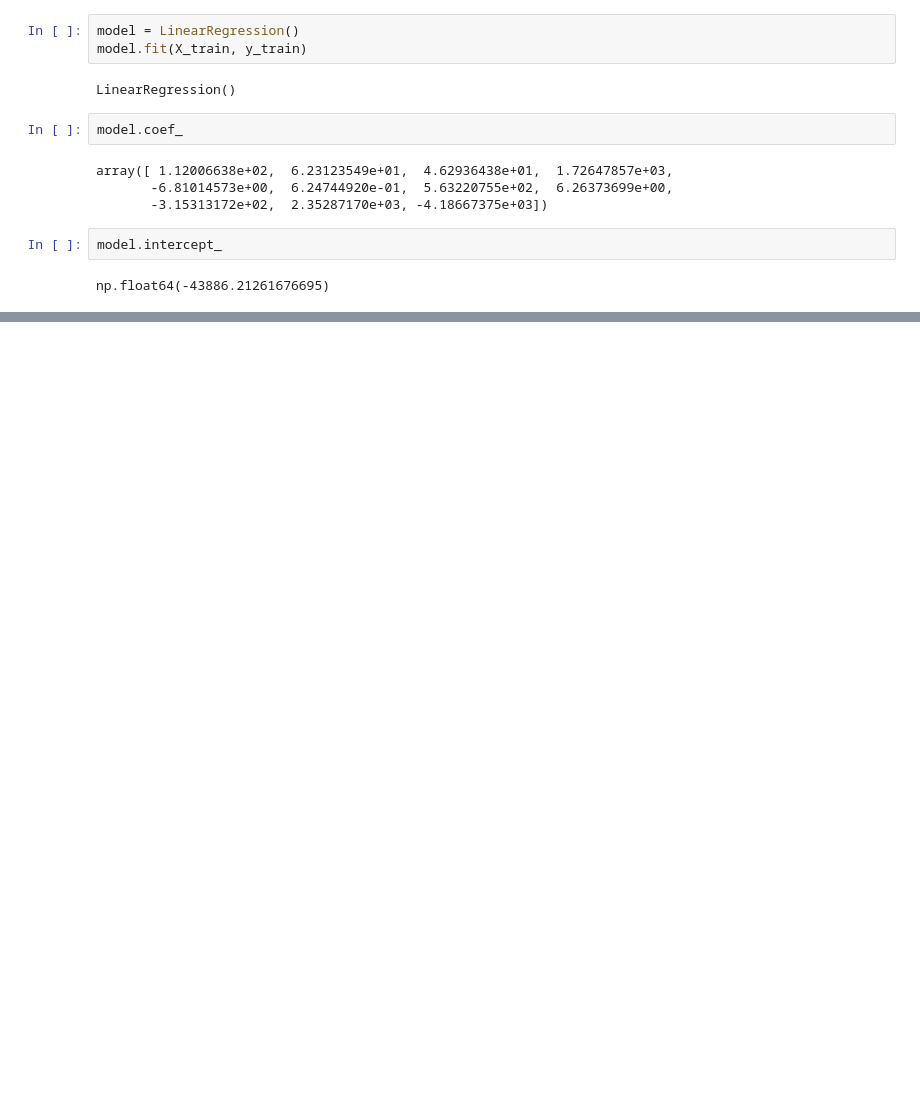
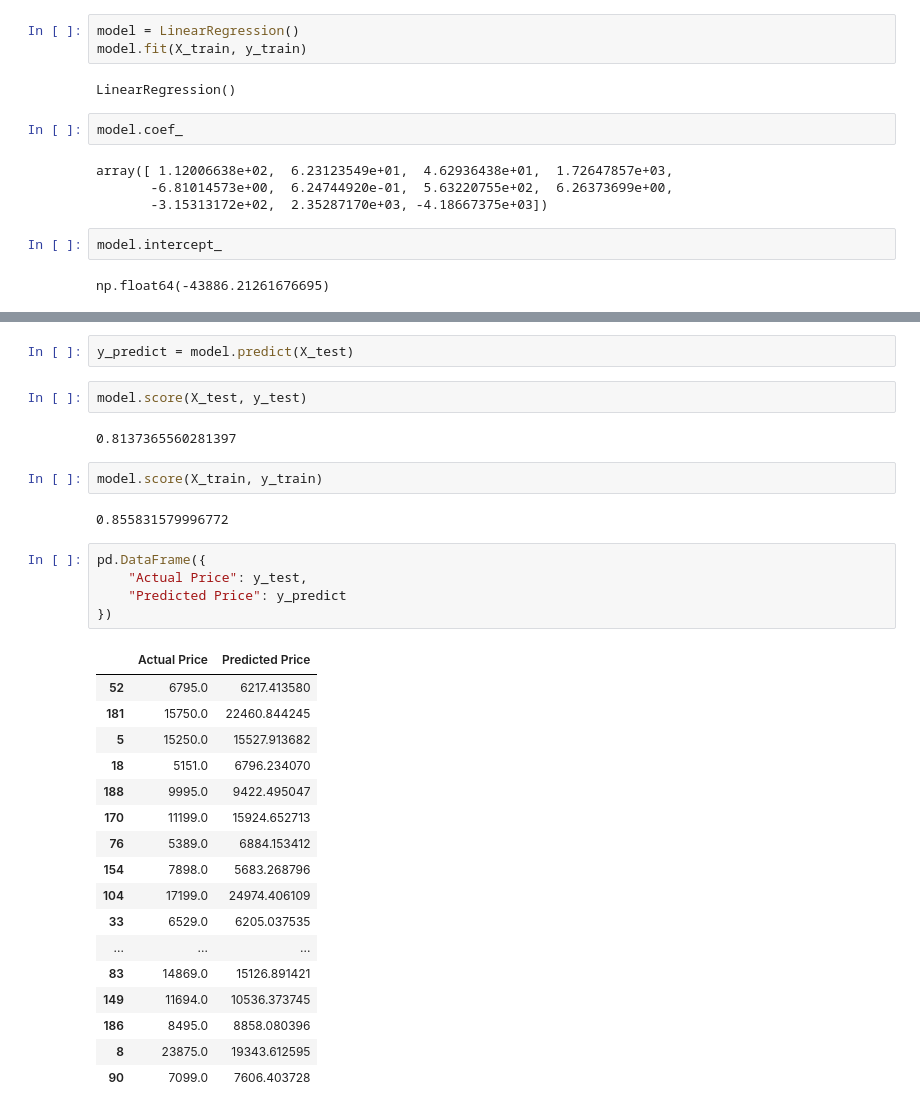
Before and after one commit to MoeedKhan-AMK/Applied-Data-Science, a Jupyter notebook: Machine Learning/LINEAR REGRESSION/Linear Regression/LR-Car Price Project.ipynb, the cells around one changed output, grey strips where cells are left out. Saved outputs shown, nothing was run; the diff lists cells and outputs as text; blank space fills up the shorter version.

```diff
--- a/Machine Learning/LINEAR REGRESSION/Linear Regression/LR-Car Price Project.ipynb
+++ b/Machine Learning/LINEAR REGRESSION/Linear Regression/LR-Car Price Project.ipynb
@@ -698,0 +712,33 @@ np.float64(-43886.21261676695)
+# %%
+y_predict = model.predict(X_test)
+# %%
+model.score(X_test, y_test)
+# %% [output]
+0.8137365560281397
+# %%
+model.score(X_train, y_train)
+# %% [output]
+0.855831579996772
+# %%
+pd.DataFrame({
+    "Actual Price": y_test,
+    "Predicted Price": y_predict
+})
+# %% [output]
+|  | Actual Price | Predicted Price |
+| 52 | 6795.0 | 6217.413580 |
+| 181 | 15750.0 | 22460.844245 |
+| 5 | 15250.0 | 15527.913682 |
+| 18 | 5151.0 | 6796.234070 |
+| 188 | 9995.0 | 9422.495047 |
+| 170 | 11199.0 | 15924.652713 |
+| 76 | 5389.0 | 6884.153412 |
+| 154 | 7898.0 | 5683.268796 |
+| 104 | 17199.0 | 24974.406109 |
+| 33 | 6529.0 | 6205.037535 |
+| ... | ... | ... |
+| 83 | 14869.0 | 15126.891421 |
+| 149 | 11694.0 | 10536.373745 |
+| 186 | 8495.0 | 8858.080396 |
+| 8 | 23875.0 | 19343.612595 |
+| 90 | 7099.0 | 7606.403728 |
```
Also changed, not shown: parts of 2 cells of this notebook, 1 other file.
